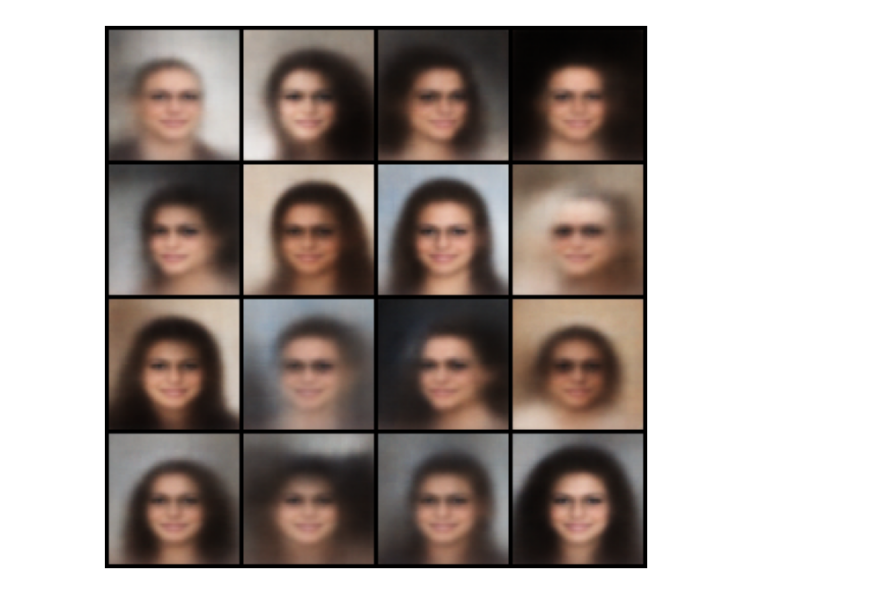
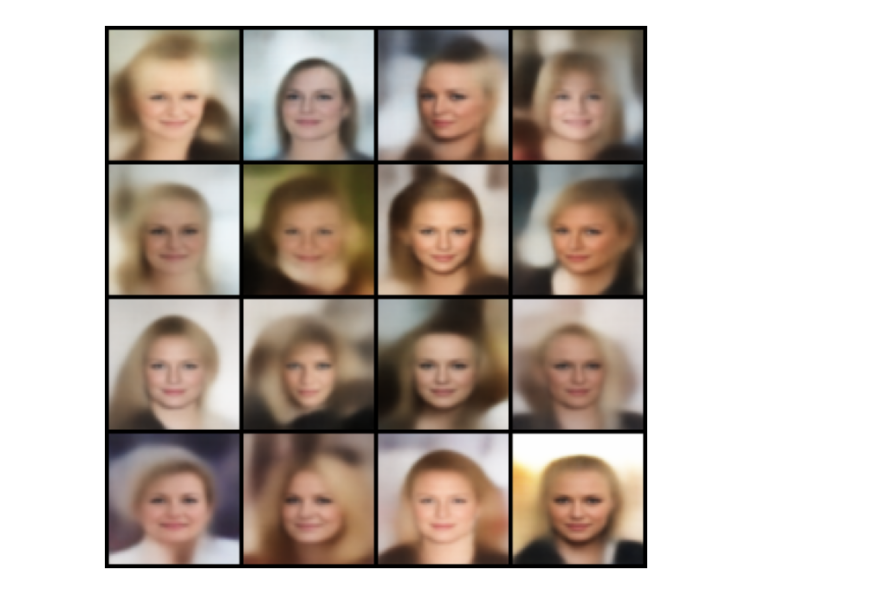
Before and after one commit to Waszka20/DL-Conditional-Face-Generation, a Jupyter notebook: projekt.ipynb, the cells around one changed output. Drawn from its saved outputs; the diff is of its cells as text; code cells hidden in the pictures.

```diff
--- a/projekt.ipynb
+++ b/projekt.ipynb
@@ -47,22 +172,57 @@ CVAE(
 # %%
 from src.utils import show_generated_faces
 
-selected_attrs = {
+attrs = {
+    "5_o_Clock_Shadow": 0,
+    "Arched_Eyebrows": 0,
+    "Attractive": 1,
+    "Bags_Under_Eyes": 0,
     "Bald": 0,
-    "Black_Hair": 1,
-    "Blond_Hair": 0,
-    "Eyeglasses": 1,
-    "Male": 0
-    }
+    "Bangs": 0,
+    "Big_Lips": 0,
+    "Big_Nose": 0,
+    "Black_Hair": 0,
+    "Blond_Hair": 1,
+    "Blurry": -2,
+    "Brown_Hair": 0,
+    "Bushy_Eyebrows": 0,
+    "Chubby": 0,
+    "Double_Chin": 0,
+    "Eyeglasses": 0,
+    "Goatee": 0,
+    "Gray_Hair": 0,
+    "Heavy_Makeup": 0,
+    "High_Cheekbones": 0,
+    "Male": -1,
+    "Mouth_Slightly_Open": 0,
+    "Mustache": 0,
+    "Narrow_Eyes": 0,
+    "No_Beard": 0,
+    "Oval_Face": 0,
+    "Pale_Skin": 0,
+    "Pointy_Nose": 0,
+    "Receding_Hairline": 0,
+    "Rosy_Cheeks": 1,
+    "Sideburns": 0,
+    "Smiling": 1,
+    "Straight_Hair": 0,
+    "Wavy_Hair": 0,
+    "Wearing_Earrings": 0,
+    "Wearing_Hat": 0,
+    "Wearing_Lipstick": 0,
+    "Wearing_Necklace": 0,
+    "Wearing_Necktie": 0,
+    "Young": 0
+}
 
 
 show_generated_faces(
     model=model,
-    selected_attrs=selected_attrs,
+    selected_attrs=attrs,
     attribute_names=SELECTED_ATTRIBUTES,
-    latent_dim=128,
+    latent_dim=latent_dim,
     n_samples=16,
     device=device
 )
 # %% [output]
-[figure, old version]
+[figure, new version]
```
Also changed, not shown: parts of 12 cells of this notebook, 1 other file.
